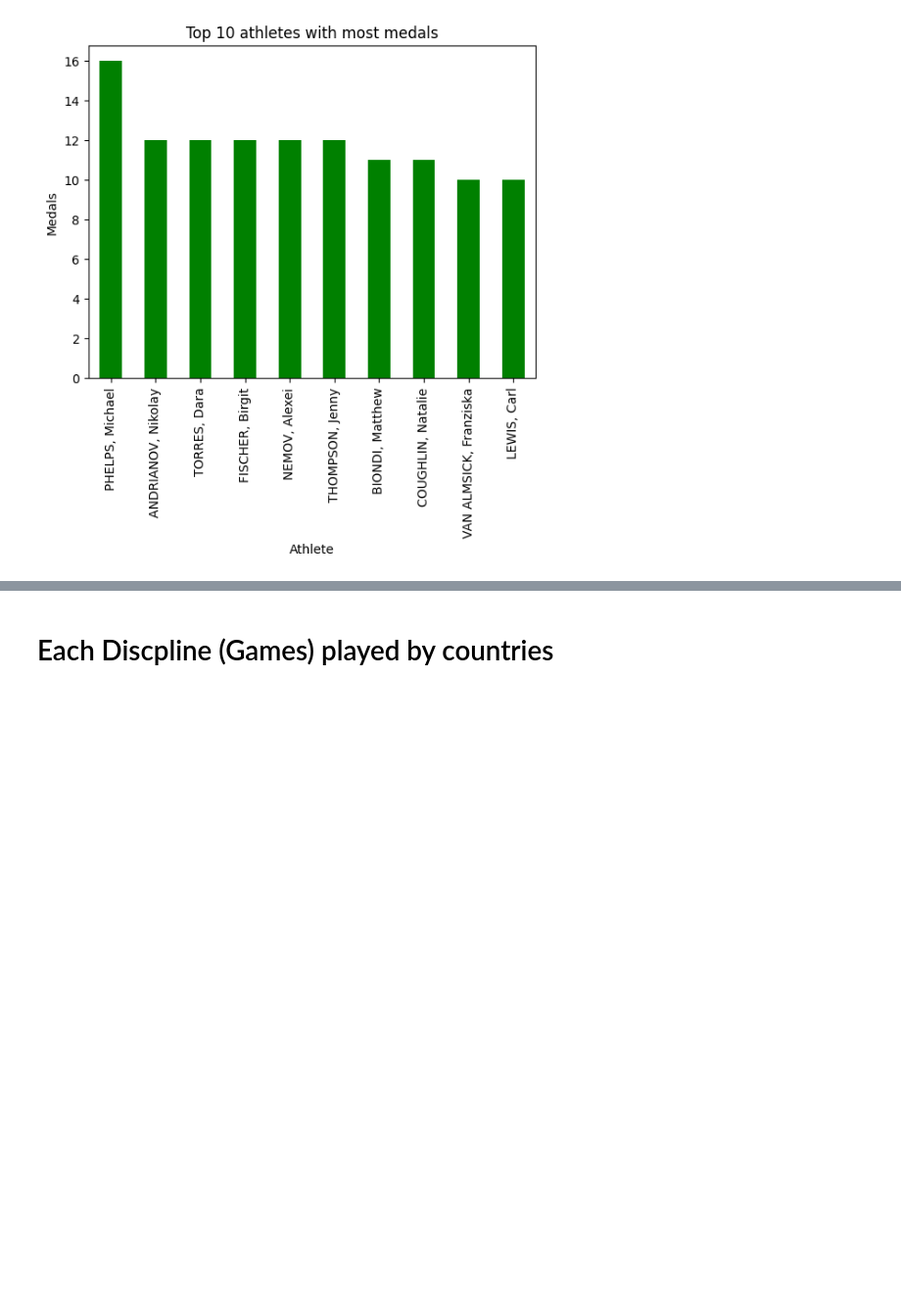
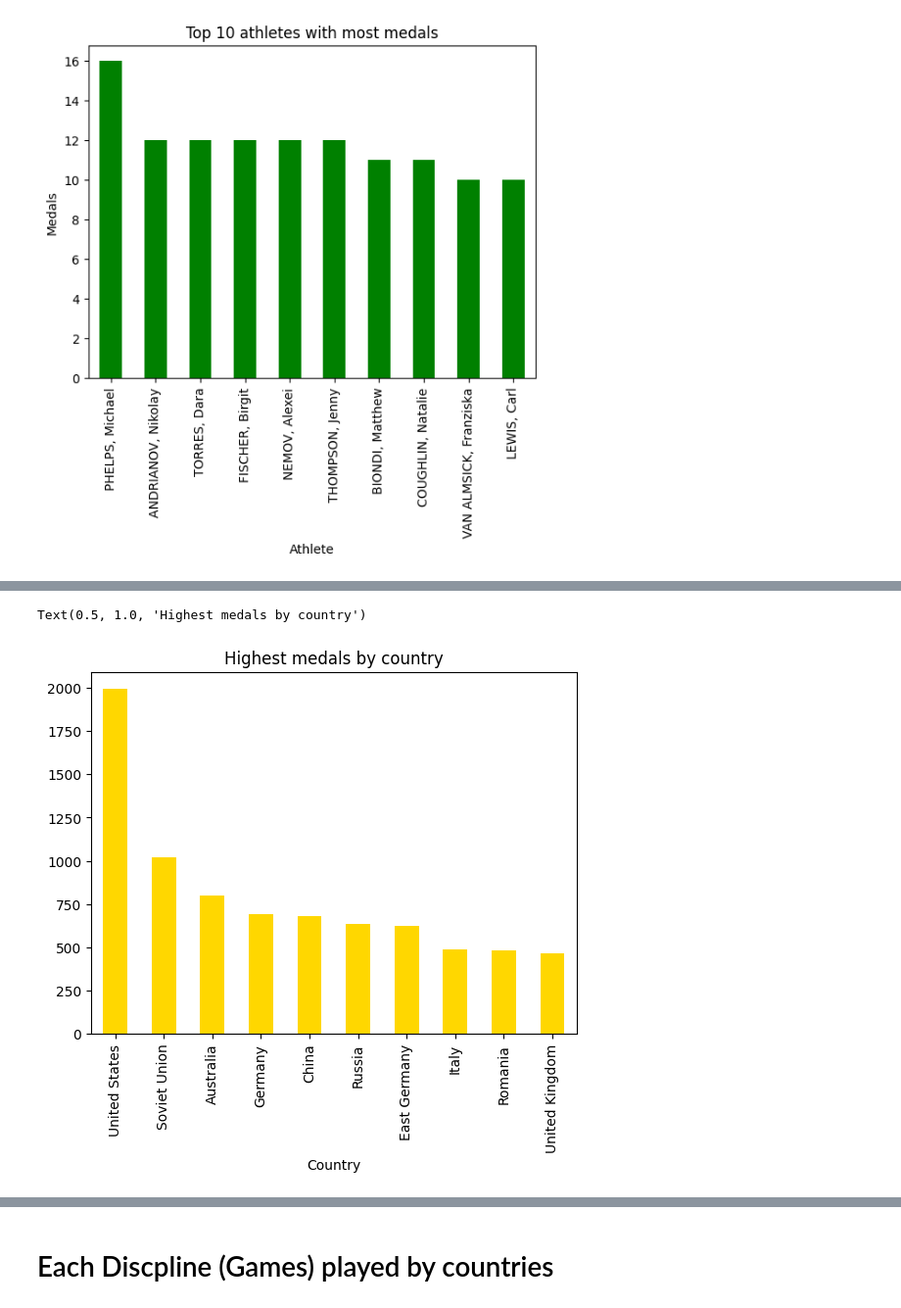
Before and after one commit to abhi788741/Olympics_Data_Analysis, a Jupyter notebook: Olympics_Data_Analysis.ipynb, the cells around one changed output, grey strips where cells are left out. Shown: that part at 98% size. Drawn from its saved outputs; the diff is of its cells as text; code cells hidden in the pictures; blank space fills up the shorter version.

```diff
--- a/Olympics_Data_Analysis.ipynb
+++ b/Olympics_Data_Analysis.ipynb
@@ -232,0 +322,3 @@ plt.show()
+# %%
+medal_by_country=df_cleaned.groupby("Country")["Medal"].count().sort_values(ascending=False)
+medal_by_country
@@ -232,0 +339,6 @@ plt.show()
+# %%
+medal_by_country.head(10).plot(kind='bar',color='gold')
+plt.title("Highest medals by country")
+# %% [output]
+Text(0.5, 1.0, 'Highest medals by country')
+[figure, new version]
```
Also changed, not shown: parts of 43 cells of this notebook.
